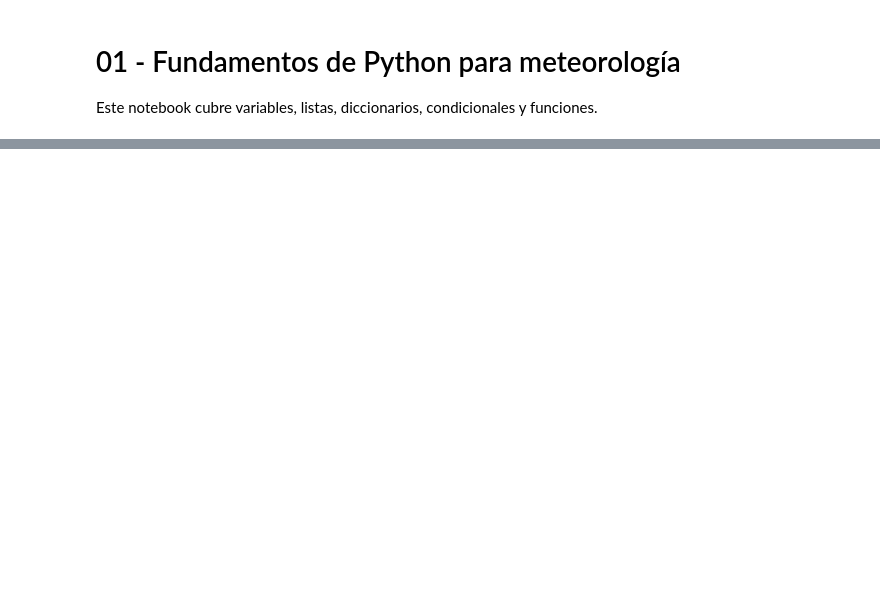
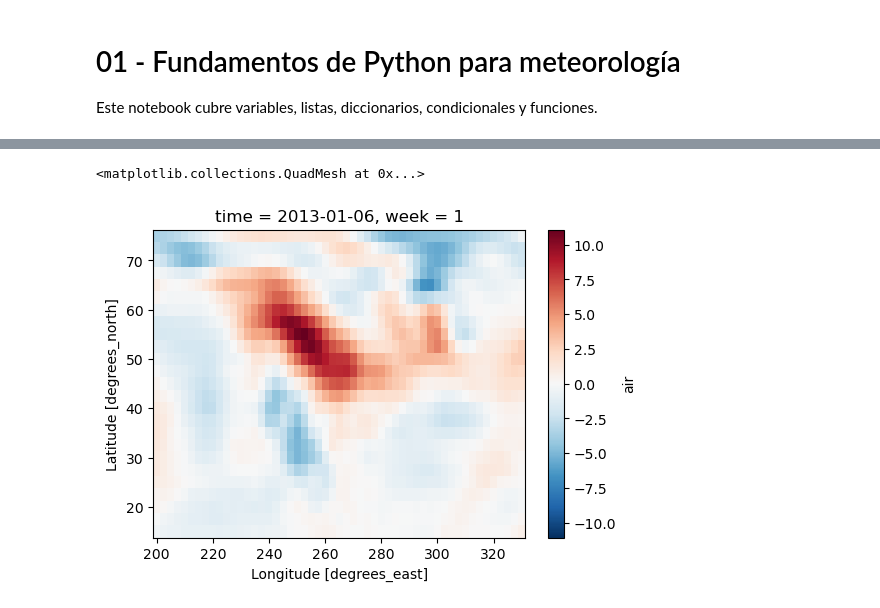
Before and after one commit to jpantojac/wrf-course, a Jupyter notebook: notebooks/01_introduccion_python.ipynb, the cells around one changed output, grey strips where cells are left out. Drawn from its saved outputs; the diff is of its cells as text; code cells hidden in the pictures; blank space fills up the shorter version.

```diff
--- a/notebooks/01_introduccion_python.ipynb
+++ b/notebooks/01_introduccion_python.ipynb
@@ -36,0 +329,9 @@ print('CATAM (K):', c_to_k(obs['CATAM']))
+# %%
+# Anomalía semanal y mapa
+weekly = air.resample(time="1W").mean()
+clim_w = weekly.groupby(weekly.time.dt.isocalendar().week).mean("time")
+anom_w = weekly.groupby(weekly.time.dt.isocalendar().week) - clim_w
+anom_w.isel(time=0).plot(figsize=(6,4))
+# %% [output]
+<matplotlib.collections.QuadMesh at 0x...>
+[figure, added]
```
Also changed, not shown: parts of 31 cells of this notebook, 7 other files.
